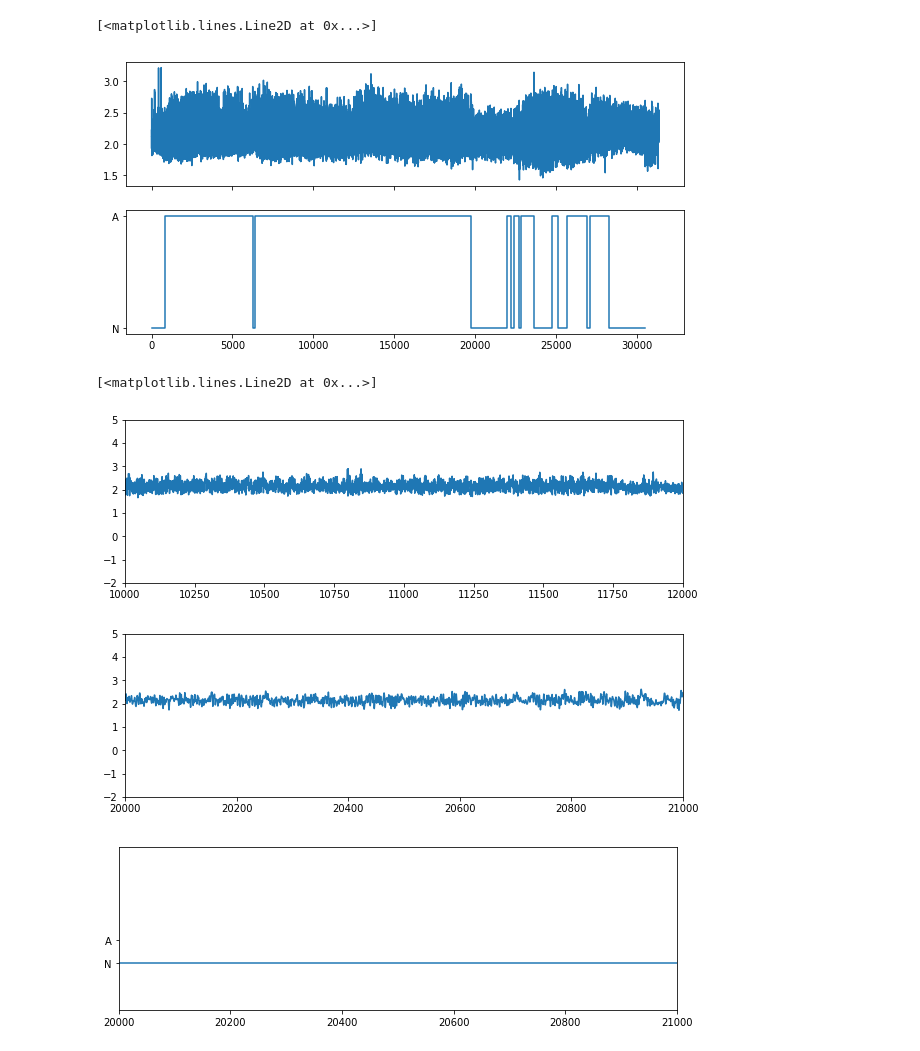
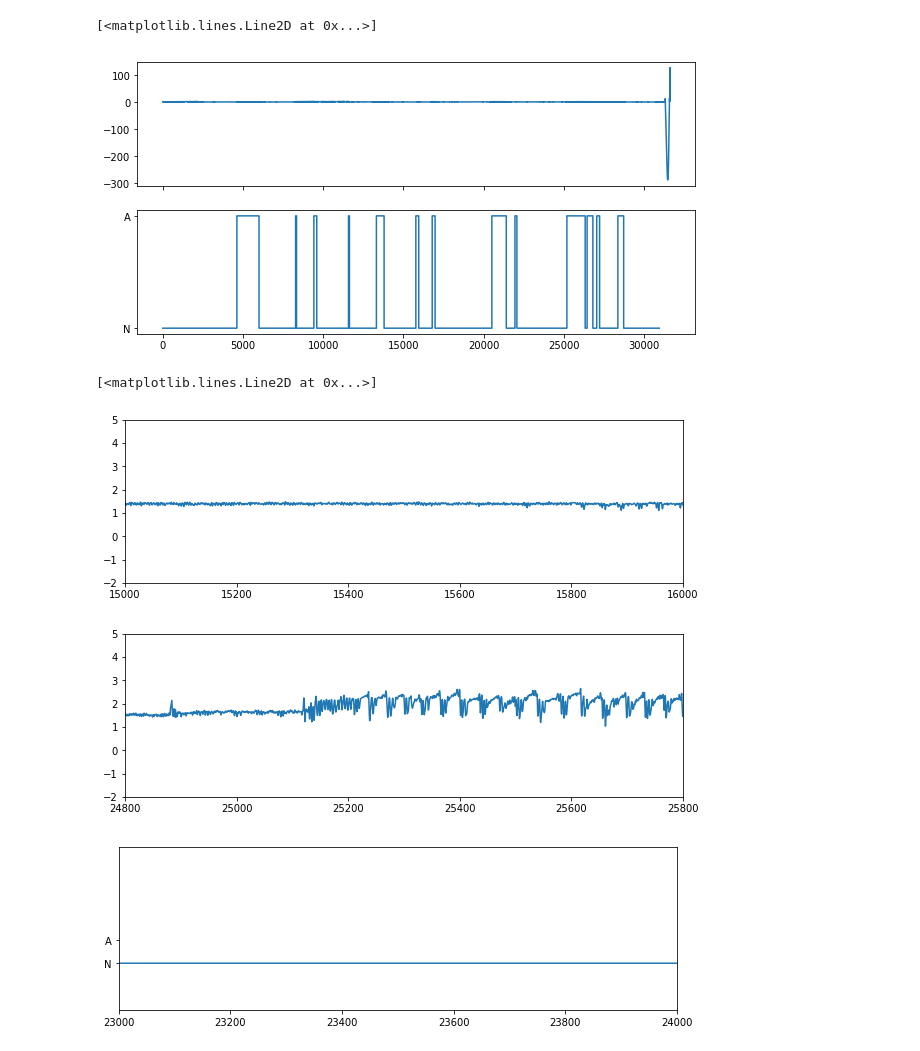
Before and after one commit to saralocatelli94/TesiMagistrale, a Jupyter notebook: SleepApnea_ECG/EDR_analysis.ipynb, the cells around one changed output. Drawn from its saved outputs; the diff is of its cells as text; code cells hidden in the pictures.

```diff
--- a/SleepApnea_ECG/EDR_analysis.ipynb
+++ b/SleepApnea_ECG/EDR_analysis.ipynb
@@ -23,7 +100,7 @@ def wrcoef(X, coef_type, coeffs, wavename, level):
     else:
         raise ValueError("Invalid coefficient type: {}".format(coef_type))
 # %%
-index=13
+index=21
 recordname=mypath+fileName[index]
 ann = wfdb.rdann(recordname, extension="apn")
 time_apn=ann.sample/100
@@ -39,19 +116,19 @@ axarr[0].plot(time_edr,edr)
 axarr[1].step(time_apn,apn)
 # %% [output]
 [<matplotlib.lines.Line2D at 0x...>]
-[figure, old version]
+[figure, new version]
 # %%
 plt.figure(figsize=(10,3))
-plt.axis([10000,12000,-2,5])
+plt.axis([15000,16000,-2,5])
 plt.plot(time_edr,edr)
 plt.figure(figsize=(10,3))
-plt.axis([20000,21000,-2,5])
+plt.axis([24800,25800,-2,5])
 plt.plot(time_edr,edr)
 plt.figure(figsize=(10,3))
-plt.axis([20000,21000,-2,5])
+plt.axis([23000,24000,-2,5])
 plt.step(time_apn,apn)
 # %% [output]
 [<matplotlib.lines.Line2D at 0x...>]
-[figure, old version]
+[figure, new version]
-[figure, old version]
+[figure, new version]
 [figure]
```
Also changed, not shown: parts of 31 cells of this notebook, 1 other file.
